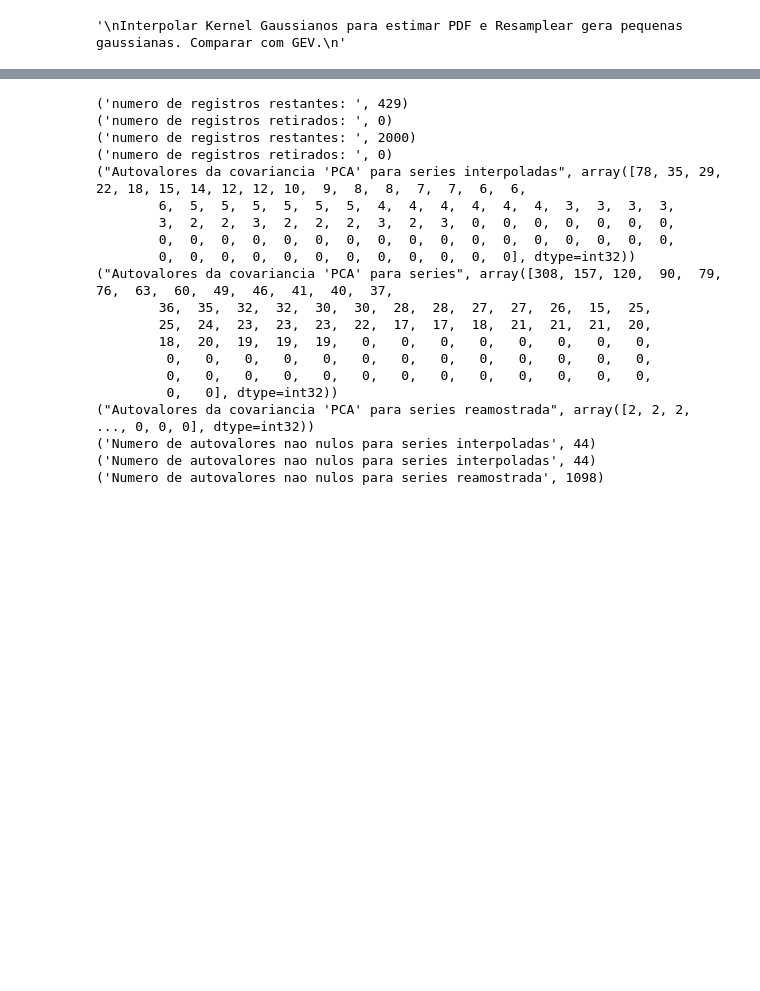
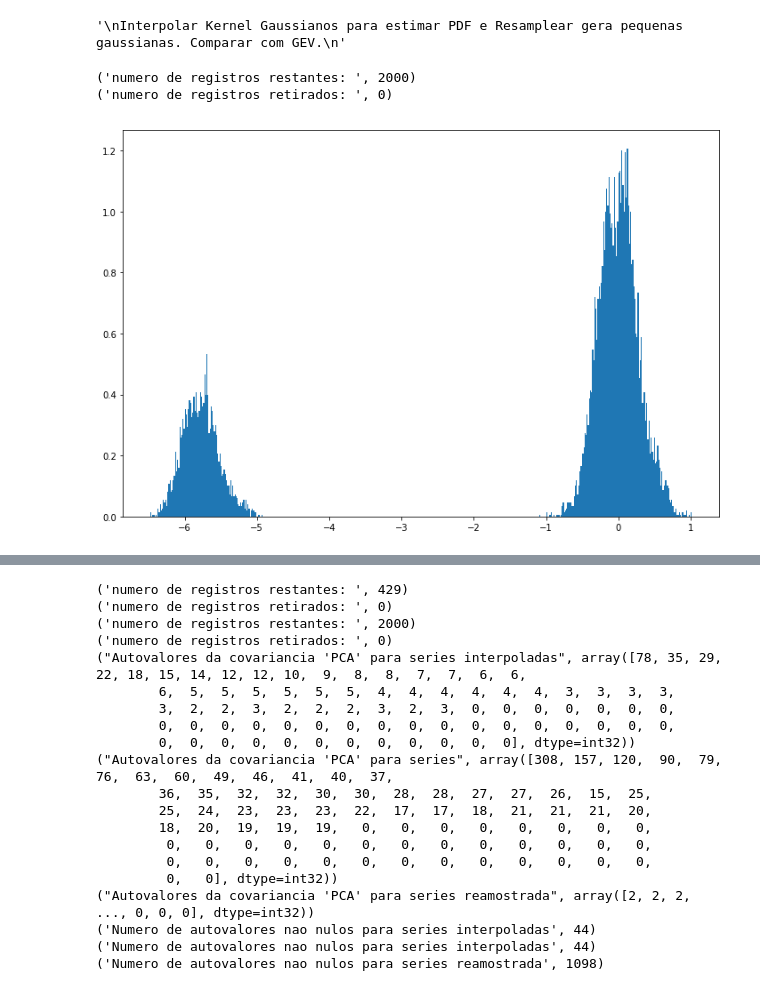
Before and after one commit to Uiuran/stattus4-audio-models, a Jupyter notebook: Hidrometer_Consumption.ipynb, the cells around one changed output, grey strips where cells are left out. Drawn from its saved outputs; the diff is of its cells as text; code cells hidden in the pictures; blank space fills up the shorter version.

```diff
--- a/Hidrometer_Consumption.ipynb
+++ b/Hidrometer_Consumption.ipynb
@@ -673,0 +734,4 @@ ts = subtrai_sazonalidade(interpolated_ts.copy(),medianizar=15)
+# %%
+a = []
+for i in range(0,9):
+  a.append(fft(ac[i]))
@@ -727,9 +812,20 @@ Interpolar Kernel Gaussianos para estimar PDF e Resamplear gera pequenas gaussia
 ## Resample from Gaussian Kernel Full Matrix
 #
 
+mresample,_ = to_tensor(hydrometer_ts,thresh=45)
 resampled = np.ndarray((mresample.shape[0], 10000))
 for i in range(mresample.shape[0]):
 
   kernel = KernelDensity(kernel = "gaussian", bandwidth=45**(-1.0/5.0))
   kernel.fit( mresample[i, :].reshape(-1, 1) )
   resampled[i,:] = kernel.sample(n_samples = 10000)[:,0]
+# %% [output]
+('numero de registros restantes: ', 2000)
+('numero de registros retirados: ', 0)
+# %%
+
+mock_ts = sample_mixture(resampled[10])
+plt.figure()
+_ = plt.hist(mock_ts, bins=500, density = True)
+# %% [output]
+[figure, added]
```
Also changed, not shown: parts of 13 cells of this notebook.
